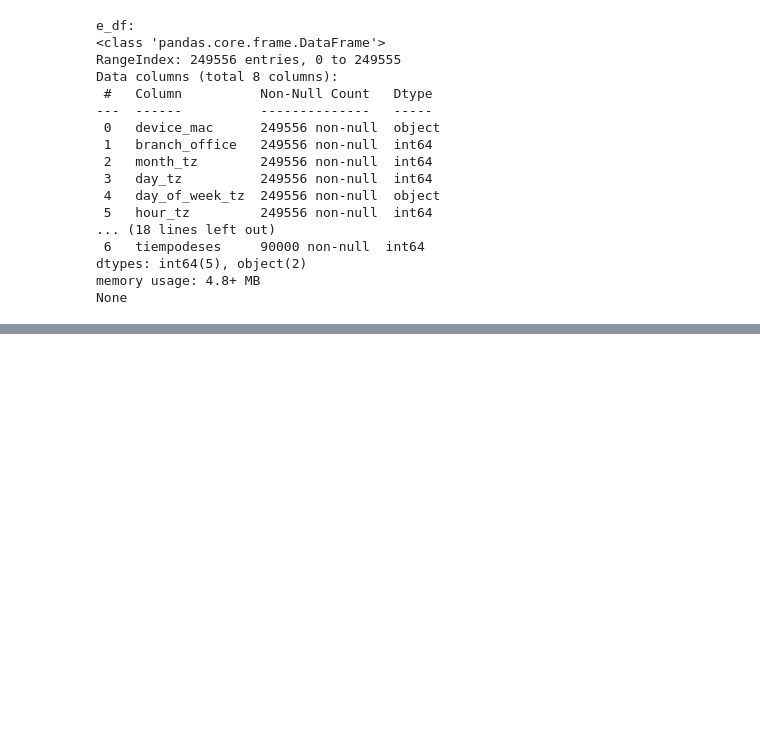
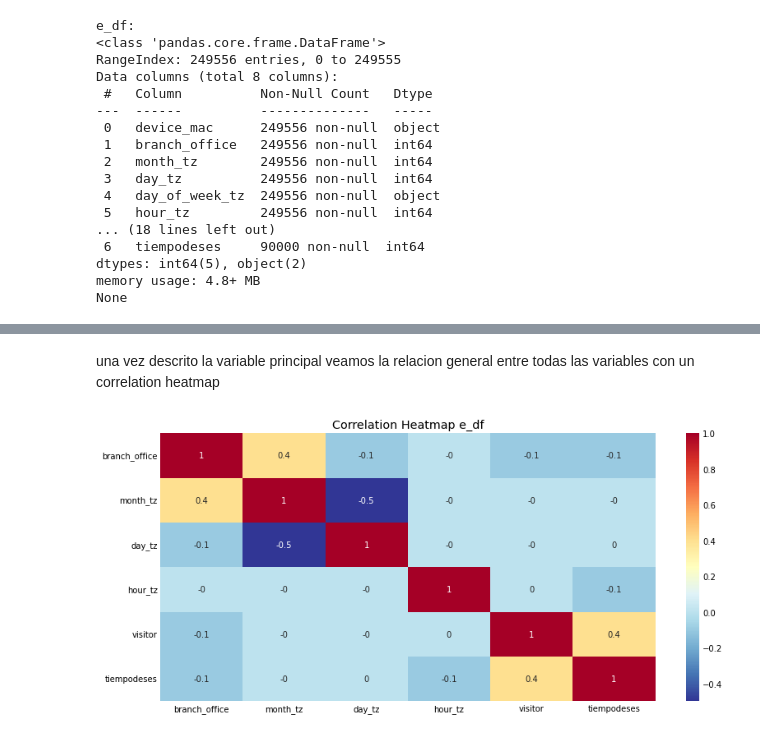
Before and after one commit to EiderDiaz/devf_interview, a Jupyter notebook: Científico_a_de_Datos_DEVF.ipynb, the cells around one changed output, grey strips where cells are left out. Drawn from its saved outputs; the diff is of its cells as text; code cells hidden in the pictures; blank space fills up the shorter version.

```diff
--- a/Científico_a_de_Datos_DEVF.ipynb
+++ b/Científico_a_de_Datos_DEVF.ipynb
@@ -205,0 +214,10 @@ plt.show()
+# %% [markdown]
+una vez descrito la variable principal veamos la relacion general entre todas las variables con un correlation heatmap
+# %%
+e_df_corrs = round(e_df.corr(),1)
+plt.figure(figsize = (12, 6))
+# Heatmap of correlations
+sns.heatmap(e_df_corrs, cmap = plt.cm.RdYlBu_r, annot=True)
+plt.title('Correlation Heatmap e_df');
+# %% [output]
+[figure, added]
```
Also changed, not shown: parts of 10 cells of this notebook.
